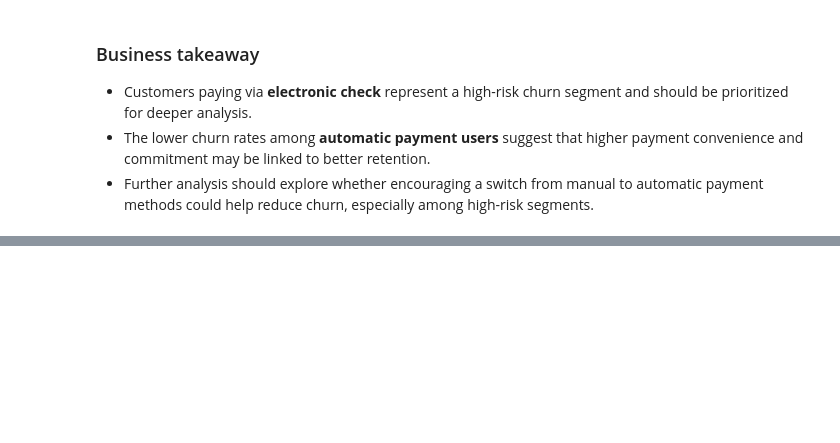
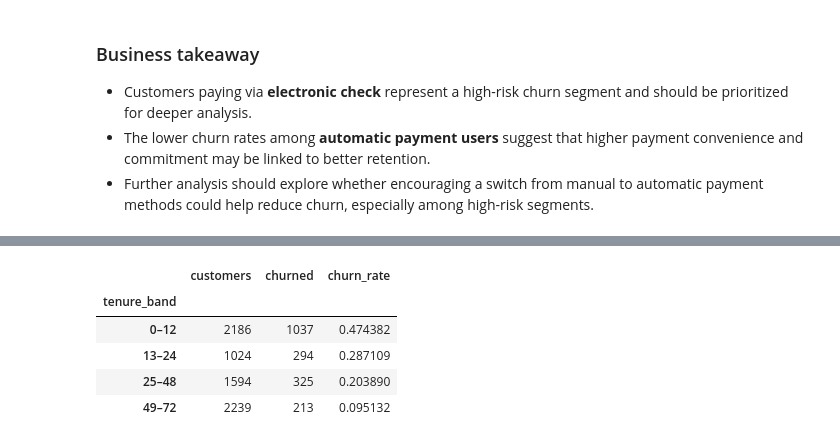
Before and after one commit to Zakat-pm/telecom-customer-churn-analysis, a Jupyter notebook: notebooks/01_data_overview.ipynb, the cells around one changed output, grey strips where cells are left out. Drawn from its saved outputs; the diff is of its cells as text; code cells hidden in the pictures; blank space fills up the shorter version.

```diff
--- a/notebooks/01_data_overview.ipynb
+++ b/notebooks/01_data_overview.ipynb
@@ -382,0 +388,25 @@ plt.show()
+# %%
+bins = [-1, 12, 24, 48, 72]
+labels = ["0–12", "13–24", "25–48", "49–72"]
+
+df_tenure = df.copy()
+df_tenure["tenure_band"] = pd.cut(df_tenure["tenure"], bins=bins, labels=labels)
+
+tenure_summary = (
+    df_tenure.assign(churn_flag=(df_tenure["Churn"] == "Yes").astype(int))
+             .groupby("tenure_band", as_index=True)
+             .agg(
+                 customers=("churn_flag", "size"),
+                 churned=("churn_flag", "sum")
+             )
+             .assign(churn_rate=lambda x: x["churned"] / x["customers"])
+)
+
+tenure_summary
+# %% [output]
+|  | customers | churned | churn_rate |
+| tenure_band |  |  |  |
+| 0–12 | 2186 | 1037 | 0.474382 |
+| 13–24 | 1024 | 294 | 0.287109 |
+| 25–48 | 1594 | 325 | 0.203890 |
+| 49–72 | 2239 | 213 | 0.095132 |
```
Also changed, not shown: parts of 4 cells of this notebook.
